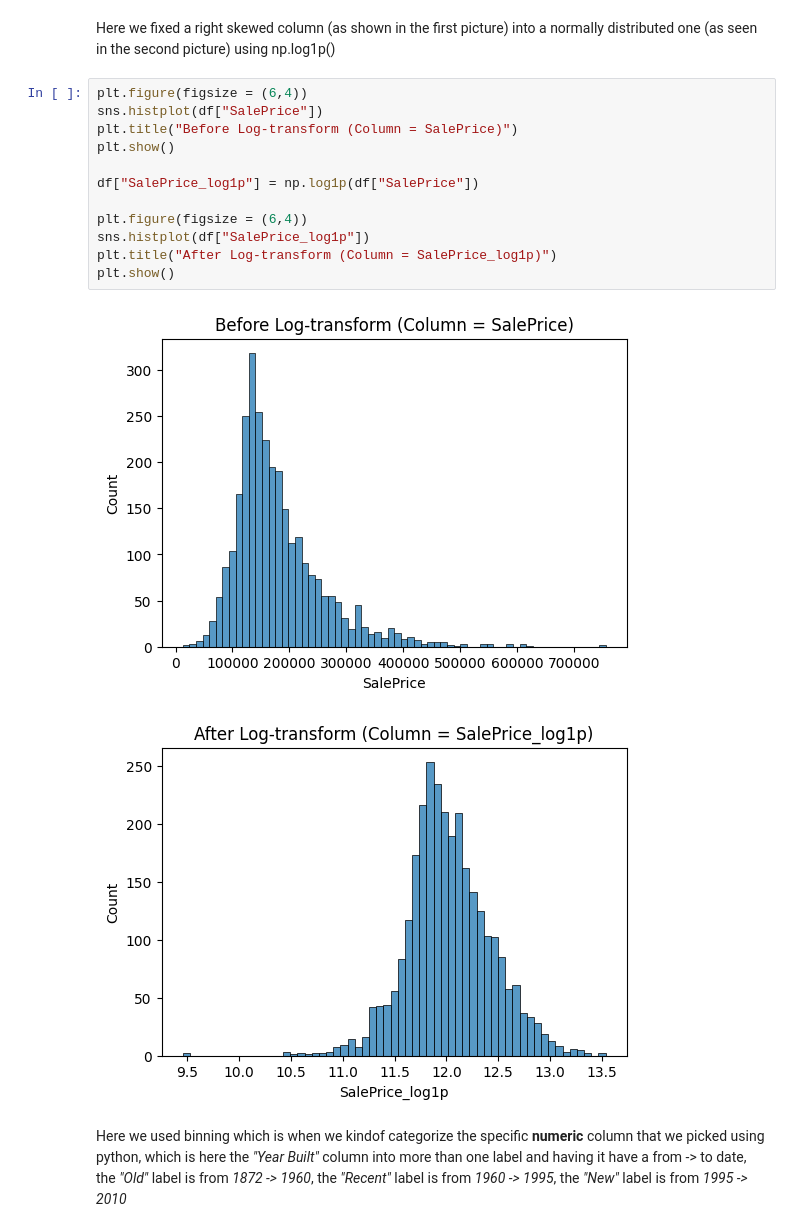
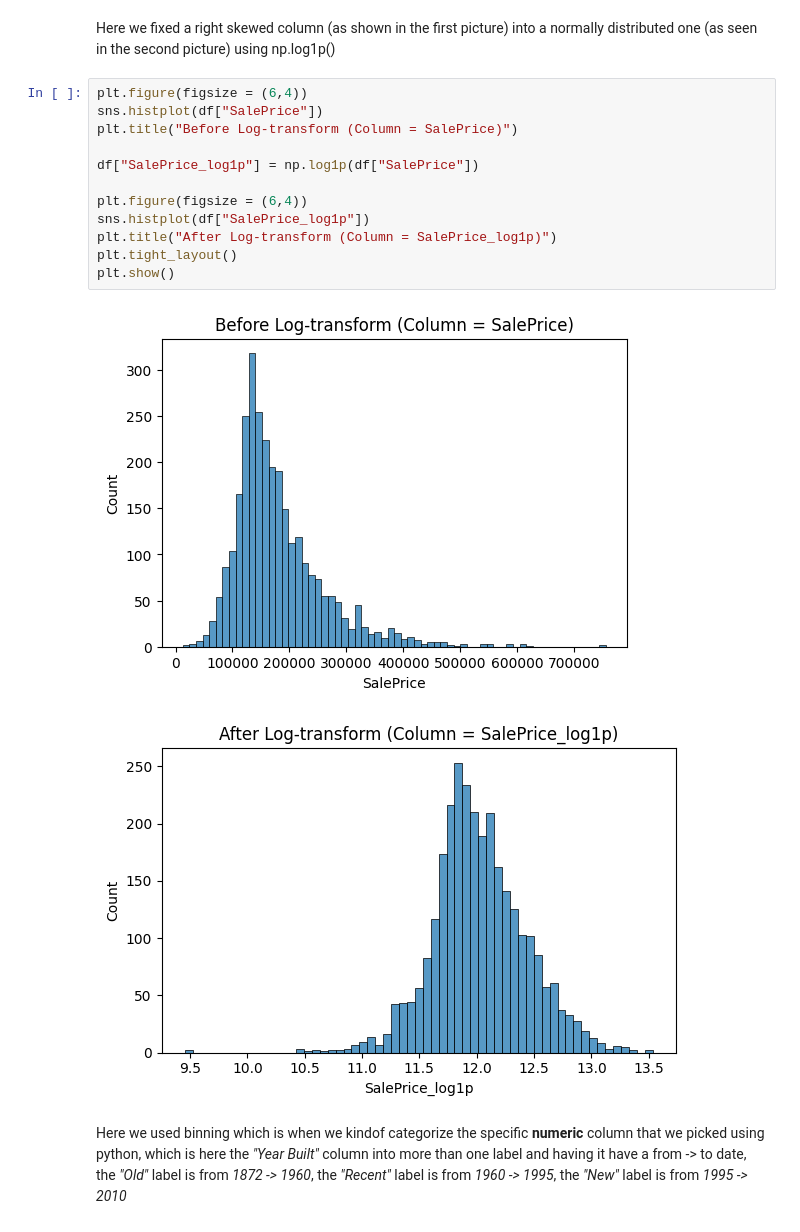
Before and after one commit to Eyadalmiman/Student-Capstone-Project, a Jupyter notebook: 02_features.ipynb, the cells around one changed output. Cells and saved outputs as stored; diff of their text form.

```diff
--- a/02_features.ipynb
+++ b/02_features.ipynb
@@ -123,18 +123,18 @@ Here we fixed a right skewed column (as shown in the first picture) into a norma
 # %%
 plt.figure(figsize = (6,4))
 sns.histplot(df["SalePrice"])
 plt.title("Before Log-transform (Column = SalePrice)")
-plt.show()
 
 df["SalePrice_log1p"] = np.log1p(df["SalePrice"])
 
 plt.figure(figsize = (6,4))
 sns.histplot(df["SalePrice_log1p"])
 plt.title("After Log-transform (Column = SalePrice_log1p)")
+plt.tight_layout()
 plt.show()
 # %% [output]
 [figure]
-[figure, old version]
+[figure, new version]
 # %% [markdown]
 Here we used binning which is when we kindof categorize the specific **numeric** column that we picked using python, which is here the *"Year Built"* column into more than one label and having it have a from -> to date, the *"Old"* label is from *1872 -> 1960*, the *"Recent"* label is from *1960 -> 1995*, the *"New"* label is from *1995 -> 2010*
 # %%
```
Also changed, not shown: parts of 1 cell of this notebook, 6 other files.
